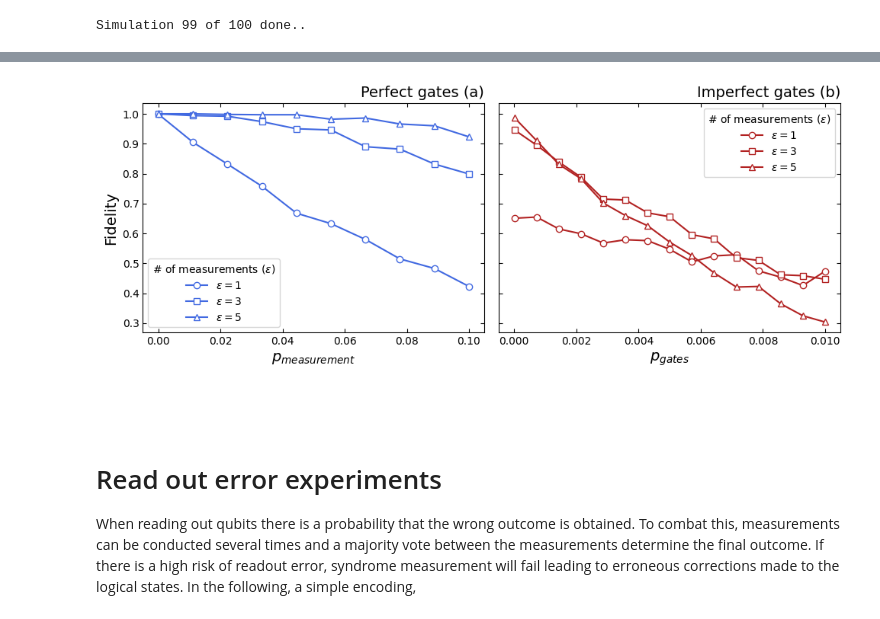
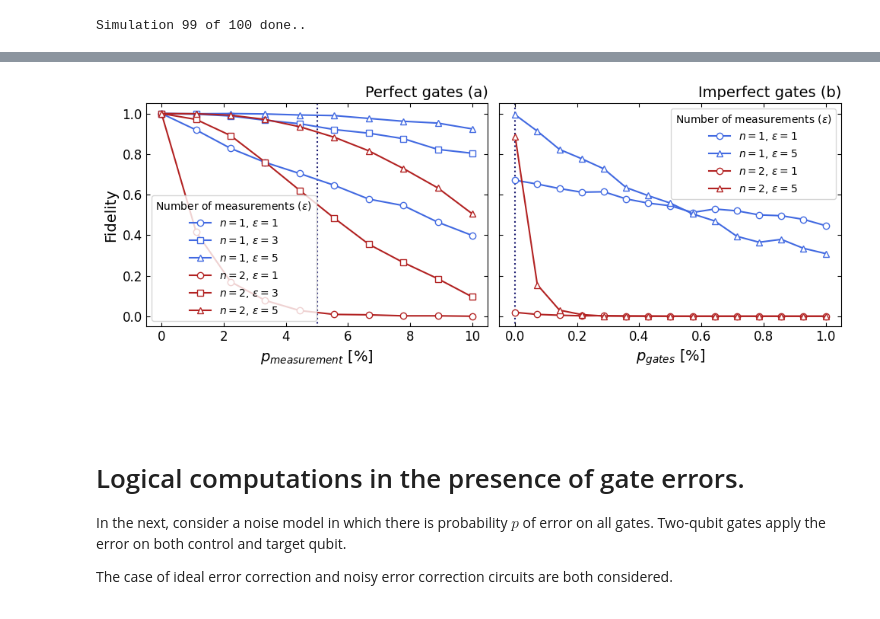
Before and after one commit to aubra25/qc803-project-argb, a Jupyter notebook: experiments.ipynb, the cells around one changed output, grey strips where cells are left out. Saved outputs shown, nothing was run; the diff lists cells and outputs as text; code cells hidden in the pictures.

```diff
--- a/experiments.ipynb
+++ b/experiments.ipynb
@@ -340,6 +370,7 @@ def noise_model_generator(p_gate, p_cnot, p_meas):
 #Define method for getting input stabiliser for a circuit
 def get_stabilizer(qc):
     aer = AerSimulator(method='stabilizer')
+    qc = qc.copy()
     qc.save_stabilizer(label='s')
     return aer.run(qc, shots = 1).result().data()['s']
 # %%
@@ -349,7 +380,7 @@ ps_fixed_measurement_error = np.linspace(0.00001,0.01,15)
 ns = [1,2]
 num_measurements = [1,3,5]
 noise_models = {"variable_measurement": (ps_variable_measurement_error, lambda p: noise_model_generator(0,0,p)), "fixed_measurement": (ps_fixed_measurement_error, lambda p: noise_model_generator(p,p,0.05))}
-results = dict()
+results_measurement = dict()
 inputs = dict()
 shots = 1e3
 i = 0
@@ -369,13 +400,11 @@ for n in ns:
         qc = sc.get_circuit(classical_register=classical_register)
 
         for key, noise_model in noise_models.items():
-            if (noise_model[0] == "variable_measurement" or num_measurements == 3) and n > 1 :
-                continue #Skip these data points.
             print(i)
             i += 1
-            experiment = NoiseModelExperiment(qc, noise_model[1], noise_model[0], shots=shots, silent=False, method='stabilizer')
+            experiment = NoiseModelExperiment(qc, noise_model[1], noise_model[0], shots=shots, silent=False, method='stabilizer', basis_gates=['x','z','s','sdg','cx','h'])
             inputs[f"{key},{n},{nm}"] = input_stabilizer
-            results[f"{key},{n},{nm}"] = experiment.run()
+            results_measurement[f"{key},{n},{nm}"] = experiment.run()
 # %% [output]
 0
 1imulation 9 of 10 done.
@@ -386,13 +421,16 @@ for n in ns:
 Simulation 14 of 15 done.
 # %%
 #Post process
-post_processed = dict()
-for key, value in results.items():
+post_processed_num_measurements = dict()
+post_processed_num_measurements['variable_measurement_ps'] = ps_variable_measurement_error
+post_processed_num_measurements['fixed_measurement_ps'] = ps_fixed_measurement_error
+for key, value in results_measurement.items():
     print(key)
     fidelities = [sum([s.equiv(inputs[key]) for s in res.data()['s']])/shots for res in value]
-    post_processed[key] = fidelities
+    post_processed_num_measurements[key] = fidelities
 
-post_processed
+with open('data/num_measurements.pkl', 'wb') as file:
+    pickle.dump(post_processed_num_measurements, file)
 # %% [output]
 variable_measurement,1,1
 fixed_measurement,1,1
@@ -420,49 +447,53 @@ fixed_measurement,1,5
 # %%
+#load data
+with open('data/num_measurements.pkl', 'rb') as file:
+    post_processed_num_measurements = pickle.load(file)
+
 fig, axs = plt.subplots(1,2, figsize=(10,4), sharey=True)
 ax1, ax2 = axs
 
 #Plot
-ax1.plot(ps_variable_measurement_error, post_processed["variable_measurement,1,1"], marker='o', color ='royalblue', markerfacecolor='w', label = r"$\varepsilon=1$")
-ax1.plot(ps_variable_measurement_error, post_processed["variable_measurement,1,3"], marker='s', color ='royalblue', markerfacecolor='w', label = r"$\varepsilon=3$")
-ax1.plot(ps_variable_measurement_error, post_processed["variable_measurement,1,5"], marker='^', color ='royalblue', markerfacecolor='w', label = r"$\varepsilon=5$")
-#ax1.plot(ps_variable_measurement_error, post_processed["variable_measurement,1,7"], marker='D', color ='royalblue', markerfacecolor='w')
-#ax1.plot(ps_variable_measurement_error, post_processed["variable_measurement,2,1"], marker='o', color ='forestgreen', markerfacecolor='w', label = "")
-#ax1.plot(ps_variable_measurement_error, post_processed["variable_measurement,2,3"], marker='s', color ='forestgreen', markerfacecolor='w')
-#ax1.plot(ps_variable_measurement_error, post_processed["variable_measurement,2,5"], marker='^', color ='forestgreen', markerfacecolor='w')
-#ax1.plot(ps_variable_measurement_error, post_processed["variable_measurement,2,7"], marker='D', color ='forestgreen', markerfacecolor='w')
+ax1.plot(post_processed_num_measurements["variable_measurement_ps"]*100, post_processed_num_measurements["variable_measurement,1,1"], marker='o', color ='royalblue', markerfacecolor='w', label = r"$n=1$, $\varepsilon=1$")
+ax1.plot(post_processed_num_measurements["variable_measurement_ps"]*100, post_processed_num_measurements["variable_measurement,1,3"], marker='s', color ='royalblue', markerfacecolor='w', label = r"$n=1$, $\varepsilon=3$")
+ax1.plot(post_processed_num_measurements["variable_measurement_ps"]*100, post_processed_num_measurements["variable_measurement,1,5"], marker='^', color ='royalblue', markerfacecolor='w', label = r"$n=1$, $\varepsilon=5$")
+ax1.plot(post_processed_num_measurements["variable_measurement_ps"]*100, post_processed_num_measurements["variable_measurement,2,1"], marker='o', color ='firebrick', markerfacecolor='w', label = r"$n=2$, $\varepsilon=1$")
+ax1.plot(post_processed_num_measurements["variable_measurement_ps"]*100, post_processed_num_measurements["variable_measurement,2,3"], marker='s', color ='firebrick', markerfacecolor='w', label = r"$n=2$, $\varepsilon=3$")
+ax1.plot(post_processed_num_measurements["variable_measurement_ps"]*100, post_processed_num_measurements["variable_measurement,2,5"], marker='^', color ='firebrick', markerfacecolor='w', label = r"$n=2$, $\varepsilon=5$")
+ax1.plot([5,5],[-0.1,1.1], linestyle=':', color='midnightblue', zorder=-1000)
 
-ax2.plot(ps_fixed_measurement_error, post_processed["fixed_measurement,1,1"], marker='o', color ='firebrick', markerfacecolor='w', label = r"$\varepsilon=1$")
-ax2.plot(ps_fixed_measurement_error, post_processed["fixed_measurement,1,3"], marker='s', color ='firebrick', markerfacecolor='w', label = r"$\varepsilon=3$")
-ax2.plot(ps_fixed_measurement_error, post_processed["fixed_measurement,1,5"], marker='^', color ='firebrick', markerfacecolor='w', label = r"$\varepsilon=5$")
-#ax2.plot(ps_fixed_measurement_error, post_processed["fixed_measurement,1,7"], marker='D', color ='firebrick', markerfacecolor='w')
-#ax2.plot(ps_fixed_measurement_error, post_processed["fixed_measurement,2,1"], marker='o', color ='cornflowerblue', markerfacecolor='w')
-#ax2.plot(ps_fixed_measurement_error, post_processed["fixed_measurement,2,3"], marker='s', color ='cornflowerblue', markerfacecolor='w')
-#ax2.plot(ps_fixed_measurement_error, post_processed["fixed_measurement,2,5"], marker='^', color ='cornflowerblue', markerfacecolor='w')
-#ax2.plot(ps_fixed_measurement_error, post_processed["fixed_measurement,2,7"], marker='D', color ='cornflowerblue', markerfacecolor='w')
+ax2.plot(post_processed_num_measurements["fixed_measurement_ps"]*100, post_processed_num_measurements["fixed_measurement,1,1"], marker='o', color ='royalblue', markerfacecolor='w', label = r"$n=1$, $\varepsilon=1$")
+ax2.plot(post_processed_num_measurements["fixed_measurement_ps"]*100, post_processed_num_measurements["fixed_measurement,1,5"], marker='^', color ='royalblue', markerfacecolor='w', label = r"$n=1$, $\varepsilon=5$")
+ax2.plot(post_processed_num_measurements["fixed_measurement_ps"]*100, post_processed_num_measurements["fixed_measurement,2,1"], marker='o', color ='firebrick', markerfacecolor='w', label = r"$n=2$, $\varepsilon=1$")
+ax2.plot(post_processed_num_measurements["fixed_measurement_ps"]*100, post_processed_num_measurements["fixed_measurement,2,5"], marker='^', color ='firebrick', markerfacecolor='w', label = r"$n=2$, $\varepsilon=5$")
+ax2.plot([0,0],[-0.1,1.1], linestyle=':', color='midnightblue', zorder=-1000)
+
 
 #Style
 for ax in axs:
-    ax.tick_params(direction='in', left=True, right=True, top=True, bottom=True)
+    ax.tick_params(direction='in', left=True, right=True, top=True, bottom=True, labelsize=12)
 
-ax1.set_xlabel("$p_{measurement}$", size = 14)
+ax1.set_xlabel("$p_{measurement}$ [%]", size = 14)
 ax1.set_ylabel("Fidelity", size = 14)
 ax1.set_title("Perfect gates (a)", size = 14, loc="right")
+ax1.set_ylim(-0.05,1.05)
 
-ax2.set_xlabel("$p_{gates}$", size = 14)
-#ax2.set_ylabel("Fidelity", size = 14)
+ax2.set_xlabel("$p_{gates}$ [%]", size = 14)
 ax2.set_title("Imperfect gates (b)", size = 14, loc="right")
 
-ax1.legend(title=r"# of measurements ($\varepsilon$)")
-ax2.legend(title=r"# of measurements ($\varepsilon$)")
+
+ax1.legend(title=r"Number of measurements ($\varepsilon$)")
+ax2.legend(title=r"Number of measurements ($\varepsilon$)")
 
 #Save
 plt.tight_layout()
-plt.savefig('measuerements1.svg')
+plt.savefig('figures/measuerements.pdf')
 # %% [output]
-[figure, old version]
+[figure, new version]
 # %% [markdown]
 #
 # %% [markdown]
-# Read out error experiments
+# Logical computations in the presence of gate errors.
 
-When reading out qubits there is a probability that the wrong outcome is obtained. To combat this, measurements can be conducted several times and a majority vote between the measurements determine the final outcome. If there is a high risk of readout error, syndrome measurement will fail leading to erroneous corrections made to the logical states. In the following, a simple encoding,
+In the next, consider a noise model in which there is probability $p$ of error on all gates. Two-qubit gates apply the error on both control and target qubit.
+
+The case of ideal error correction and noisy error correction circuits are both considered.
```
Also changed, not shown: parts of 24 cells of this notebook, 21 other files.
